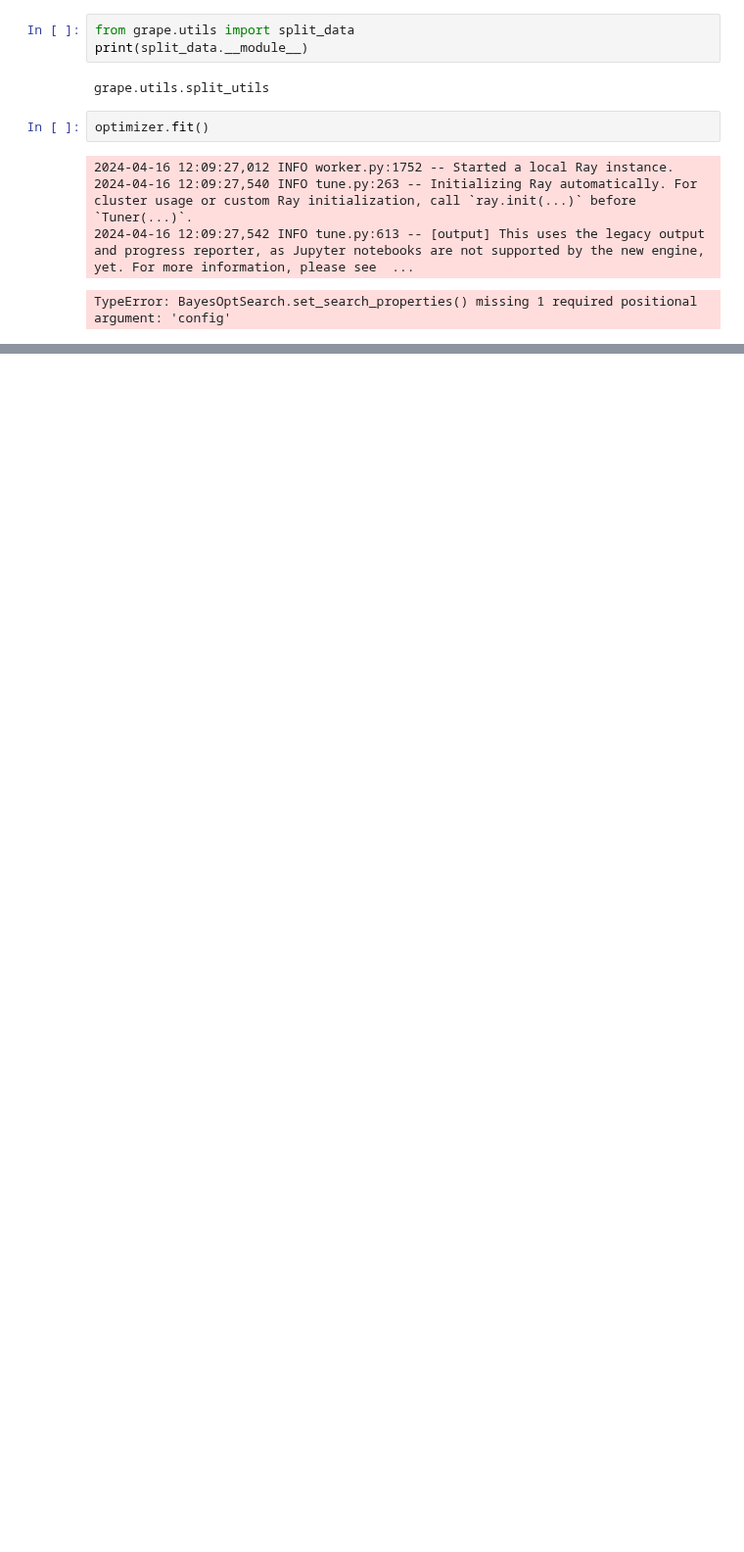
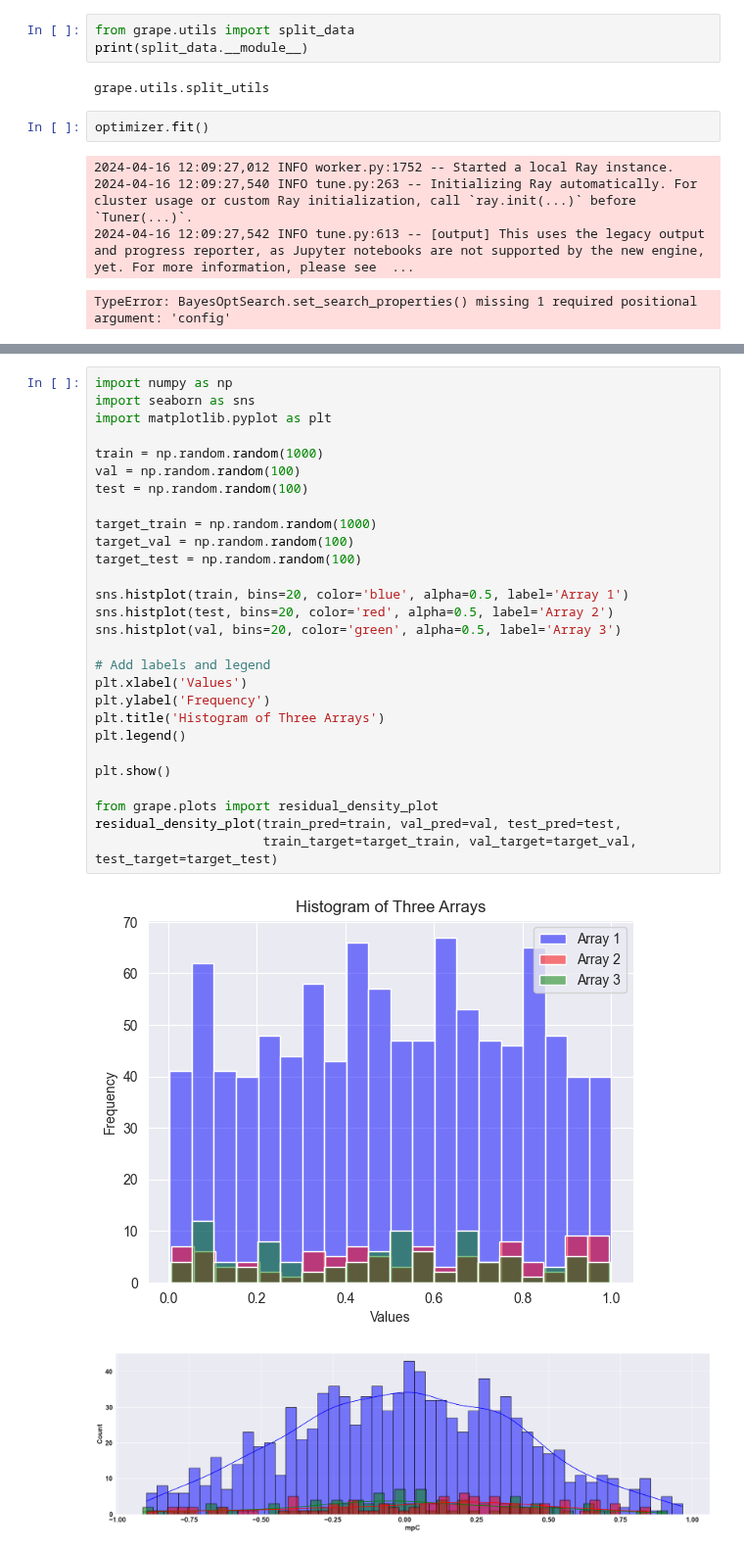
Before and after one commit to aerte/GraPE, a Jupyter notebook: notebooks/test3.ipynb, the cells around one changed output, grey strips where cells are left out. Shown at 98% size. Saved outputs shown, nothing was run; the diff lists cells and outputs as text; blank space fills up the shorter version.

```diff
--- a/notebooks/test3.ipynb
+++ b/notebooks/test3.ipynb
@@ -52,0 +115,31 @@ TypeError: BayesOptSearch.set_search_properties() missing 1 required positional
+# %%
+import numpy as np
+import seaborn as sns
+import matplotlib.pyplot as plt
+
+train = np.random.random(1000)
+val = np.random.random(100)
+test = np.random.random(100)
+
+target_train = np.random.random(1000)
+target_val = np.random.random(100)
+target_test = np.random.random(100)
+
+sns.histplot(train, bins=20, color='blue', alpha=0.5, label='Array 1')
+sns.histplot(test, bins=20, color='red', alpha=0.5, label='Array 2')
+sns.histplot(val, bins=20, color='green', alpha=0.5, label='Array 3')
+
+# Add labels and legend
+plt.xlabel('Values')
+plt.ylabel('Frequency')
+plt.title('Histogram of Three Arrays')
+plt.legend()
+
+plt.show()
+
+from grape.plots import residual_density_plot
+residual_density_plot(train_pred=train, val_pred=val, test_pred=test,
+                      train_target=target_train, val_target=target_val, test_target=target_test)
+# %% [output]
+[figure, added]
+[figure, added]
```
Also changed, not shown: parts of 4 cells of this notebook, 13 other files.
